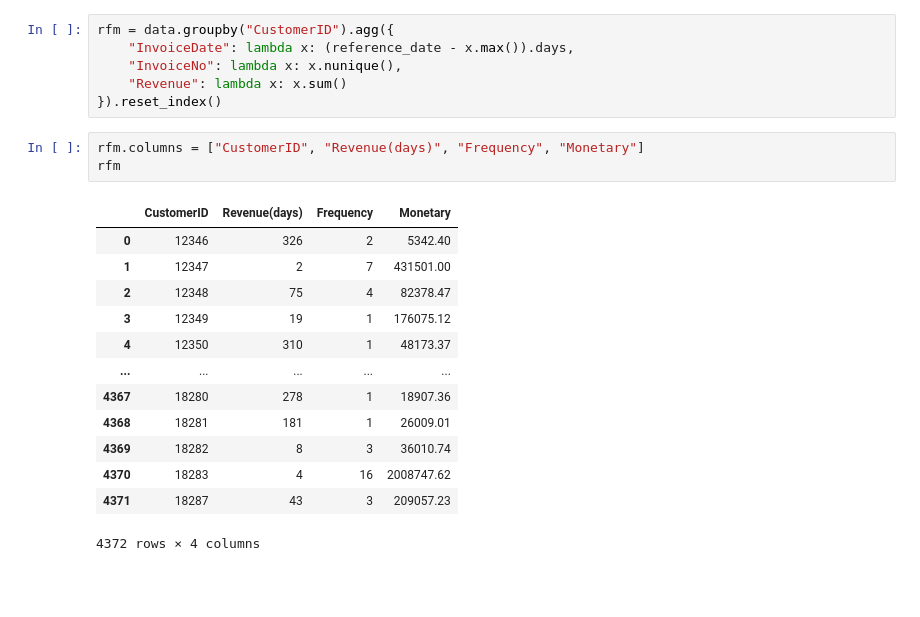
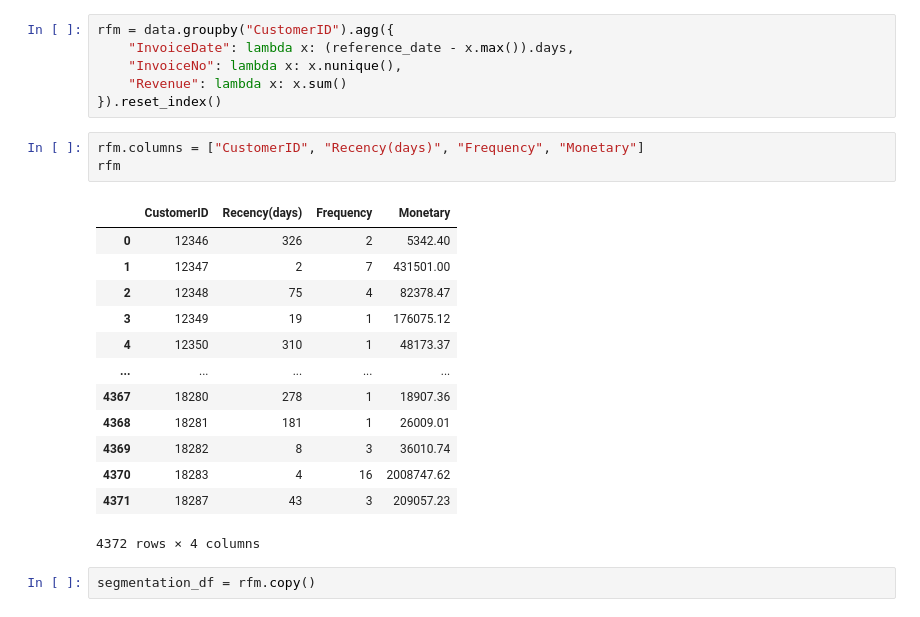
Before and after one commit to Kazeem-Bello/Customer-Rentention-and-Cohort-Analysis, a Jupyter notebook: main.ipynb, the cells around one changed output. Saved outputs shown, nothing was run; the diff lists cells and outputs as text; blank space fills up the shorter version.

```diff
--- a/main.ipynb
+++ b/main.ipynb
@@ -304,10 +305,10 @@ rfm = data.groupby("CustomerID").agg({
     "Revenue": lambda x: x.sum()
 }).reset_index()
 # %%
-rfm.columns = ["CustomerID", "Revenue(days)", "Frequency", "Monetary"]
+rfm.columns = ["CustomerID", "Recency(days)", "Frequency", "Monetary"]
 rfm
 # %% [output]
-|  | CustomerID | Revenue(days) | Frequency | Monetary |
+|  | CustomerID | Recency(days) | Frequency | Monetary |
 | 0 | 12346 | 326 | 2 | 5342.40 |
 | 1 | 12347 | 2 | 7 | 431501.00 |
 | 2 | 12348 | 75 | 4 | 82378.47 |
@@ -320,3 +321,5 @@ rfm
 | 4370 | 18283 | 4 | 16 | 2008747.62 |
 | 4371 | 18287 | 43 | 3 | 209057.23 |
 4372 rows × 4 columns
+# %%
+segmentation_df = rfm.copy()
```
Also changed, not shown: parts of 31 cells of this notebook, 1 other file.
